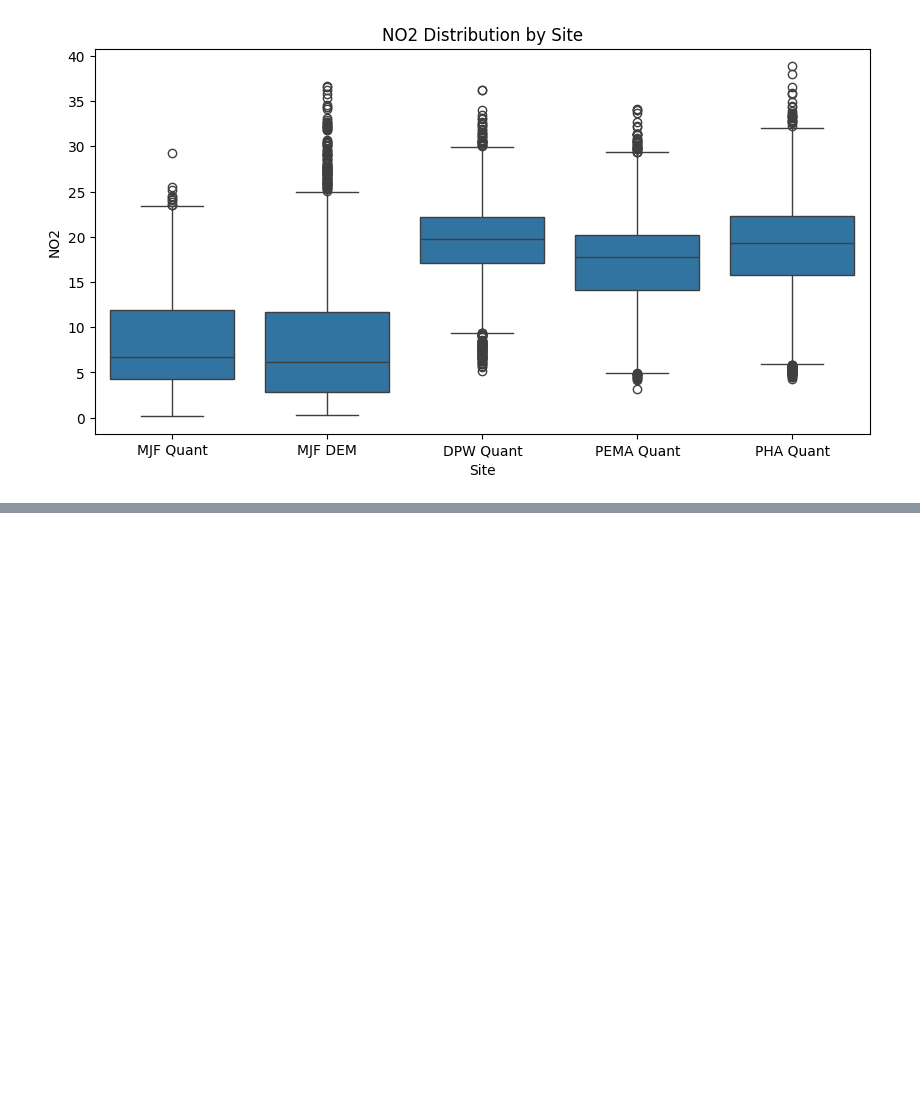
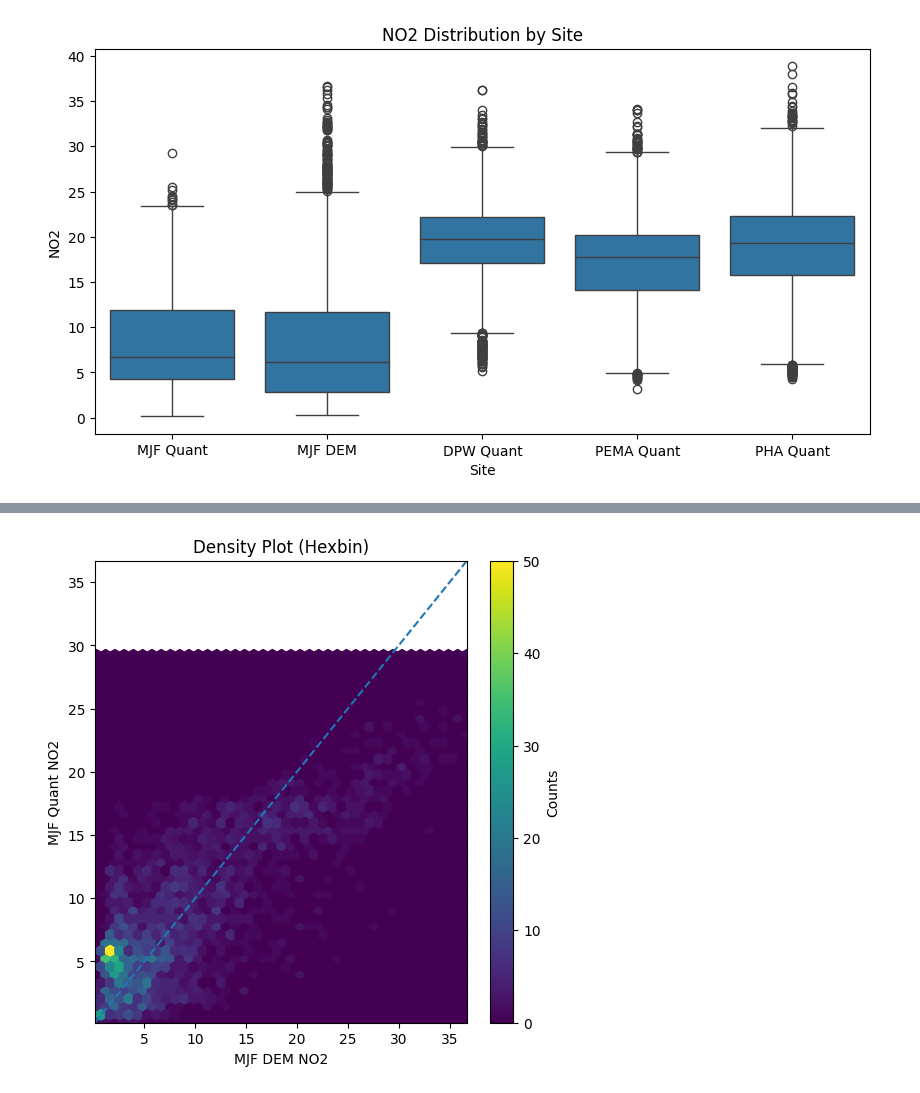
Before and after one commit to jacklardner/quant-reference-no2-distribution-comparison, a Jupyter notebook: primary analysis.ipynb, the cells around one changed output, grey strips where cells are left out. Saved outputs shown, nothing was run; the diff lists cells and outputs as text; code cells hidden in the pictures; blank space fills up the shorter version.

```diff
--- a/primary analysis.ipynb
+++ b/primary analysis.ipynb
@@ -319,0 +463,19 @@ plt.show()
+# %%
+plt.figure(figsize=(6,6))
+
+plt.hexbin(x, y, gridsize=40)
+
+plt.plot(lims, lims, '--')
+
+plt.xlabel("MJF DEM NO2")
+plt.ylabel("MJF Quant NO2")
+plt.title("Density Plot (Hexbin)")
+
+plt.xlim(lims)
+plt.ylim(lims)
+
+plt.colorbar(label="Counts")
+
+plt.show()
+# %% [output]
+[figure, added]
```
Also changed, not shown: parts of 14 cells of this notebook.
